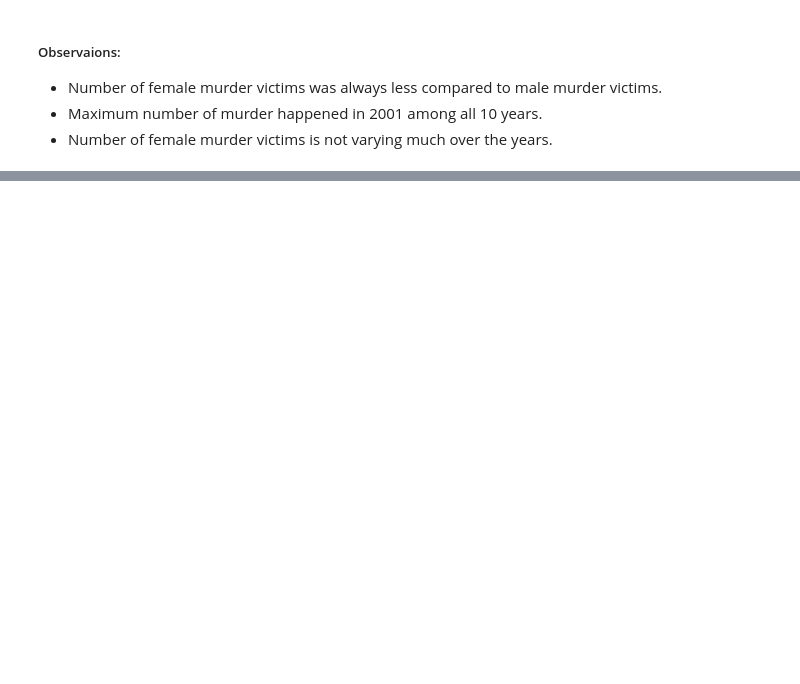
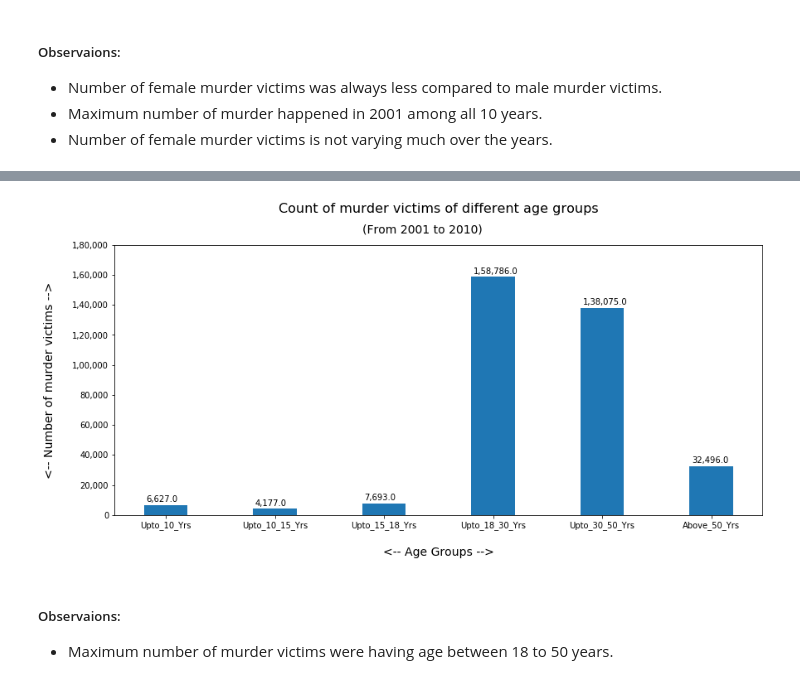
Before and after one commit to Suraj-DataScience-python/AIML, a Jupyter notebook: Visualization_Of_Crime_In_India_2001_To_2010/Insights_From_Indian_Crime_Data.ipynb, the cells around one changed output, grey strips where cells are left out. Drawn from its saved outputs; the diff is of its cells as text; code cells hidden in the pictures; blank space fills up the shorter version.

```diff
--- a/Visualization_Of_Crime_In_India_2001_To_2010/Insights_From_Indian_Crime_Data.ipynb
+++ b/Visualization_Of_Crime_In_India_2001_To_2010/Insights_From_Indian_Crime_Data.ipynb
@@ -393,0 +515,3 @@ plt.show()
+# %%
+md_age_grp = md.groupby("Group_Name").sum().loc[:,['Victims_Upto_10_Yrs', 'Victims_Upto_10_15_Yrs', 'Victims_Upto_15_18_Yrs','Victims_Upto_18_30_Yrs', 'Victims_Upto_30_50_Yrs', 'Victims_Above_50_Yrs']]
+md_age_grp
@@ -393,0 +524,3 @@ plt.show()
+# %%
+md_age_grp_tot = md_age_grp.loc["Murder - Total Victims"]
+md_age_grp_tot
@@ -393,0 +535,36 @@ plt.show()
+# %%
+## Visualize the percentage
+
+fig5, ax5 = plt.subplots(figsize=(14,6))
+obj5 = ax5.bar(range(len(md_age_grp_tot)),md_age_grp_tot.values,0.4)
+
+## Add x-axis labels
+plt.xticks(range(len(md_age_grp_tot)),[x.replace("Victims_","") for x in md_age_grp_tot.index])
+
+## Add y-axis labels
+plt.yticks(range(0,180001,20000),[comma_separated(v) for v in range(0,180001,20000)])
+
+## Add x-axis title
+ax5.set_xlabel("<-- Age Groups -->", fontsize=14, labelpad=20)
+
+## Add y-axis title
+ax5.set_ylabel("<-- Number of murder victims -->", fontsize=14, labelpad=20)
+
+## Add Title
+ax5.set_title("Count of murder victims of different age groups", fontsize=16, y=1.1)
+
+## Add subtitle
+ax5.text(1.8,188000,"(From 2001 to 2010)", fontsize=14)
+
+## Add data labels
+for i, v in enumerate(md_age_grp_tot.values):
+    ax5.text(i-0.18, v+2000, str(comma_separated(v)))
+
+
+plt.show()
+# %% [output]
+[figure, added]
+# %% [markdown]
+##### Observaions:
+
+- Maximum number of murder victims were having age between 18 to 50 years.
```
Also changed, not shown: parts of 19 cells of this notebook.
